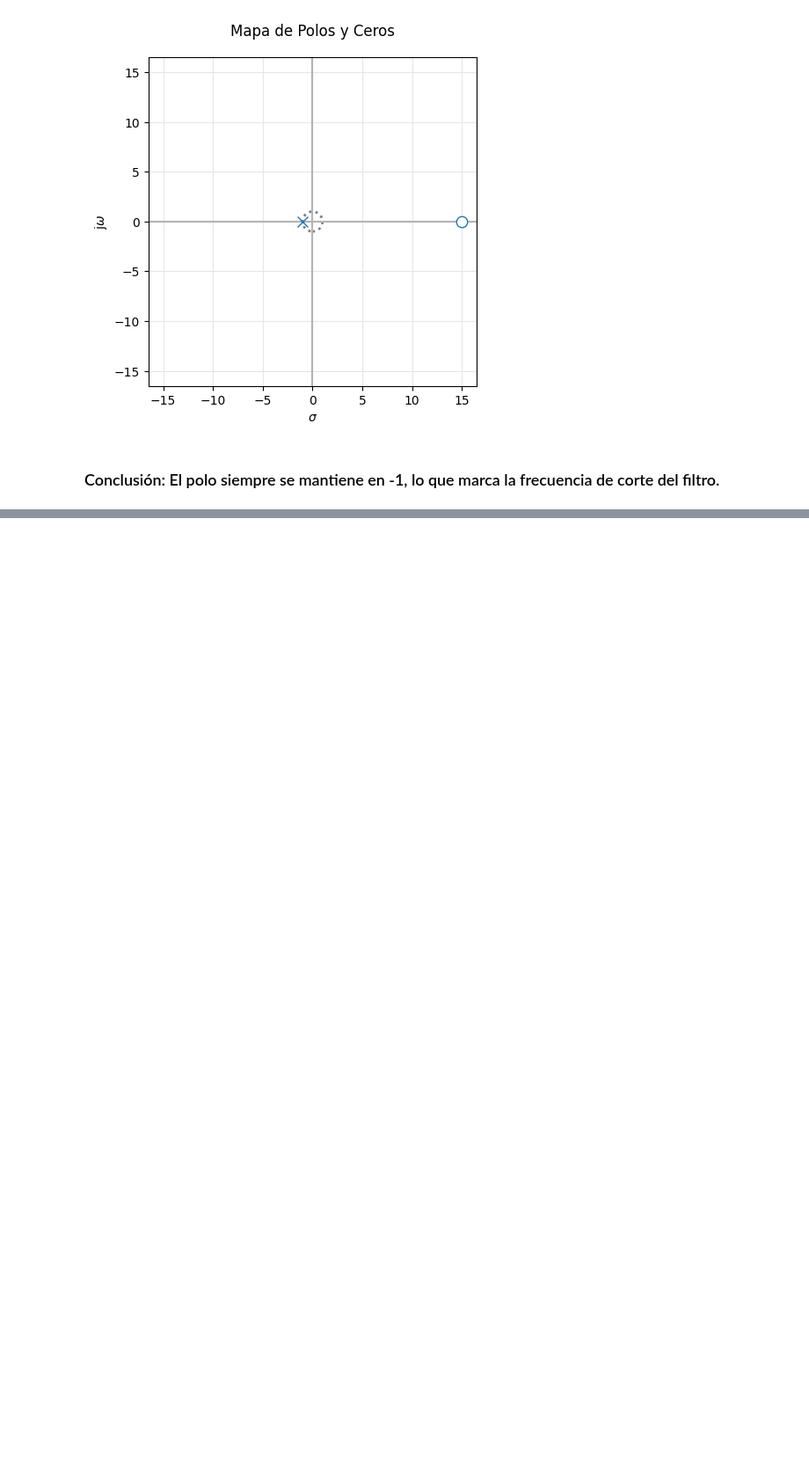
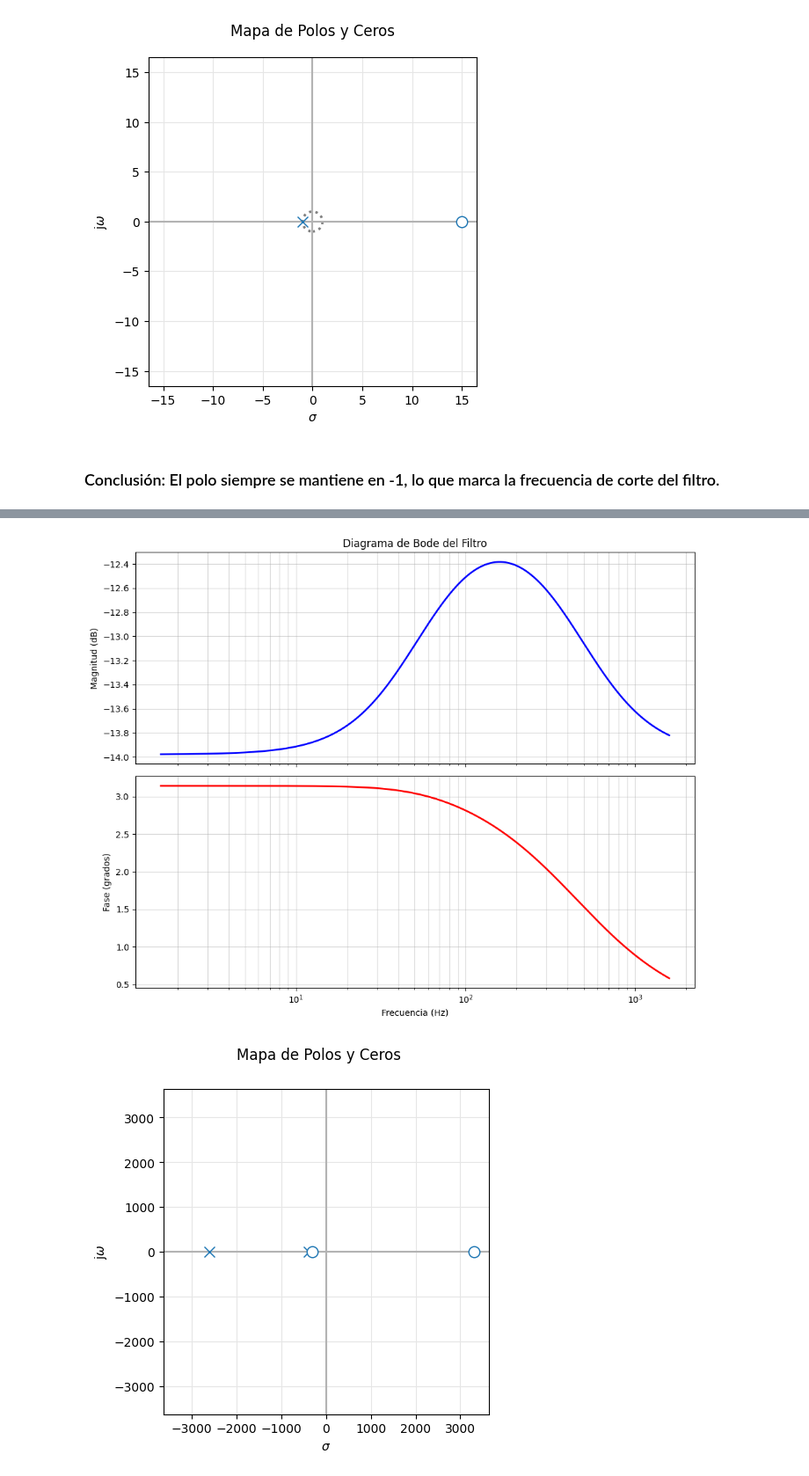
Before and after one commit to mlapillicanedo/Trabajos-TC2, a Jupyter notebook: Tarea Semanal 0/Tarea Semanal 0.ipynb, the cells around one changed output, grey strips where cells are left out. Shown at 88% size. Drawn from its saved outputs; the diff is of its cells as text; code cells hidden in the pictures; blank space fills up the shorter version.

```diff
--- a/Tarea Semanal 0/Tarea Semanal 0.ipynb
+++ b/Tarea Semanal 0/Tarea Semanal 0.ipynb
@@ -370,0 +375,36 @@ A continuación paso a dejar el primer y el último item resueltos (tanto en pap
+# %%
+#Filtro ejercicio 7 de la guía de ejercicios
+
+R1 = 5e3
+R2 = 1e3
+R3 = 1e3
+C1 = 1e-6
+
+num = np.array([ ( R2/R1 ) * C1**2 * R3**2.  , ( R2/R1 ) * C1 * R3 * (2 - ( R1/R2 ) ) , - ( R2/R1 ) ])
+den = np.array([ C1**2 * R3**2, 3 * C1 * R3 , 1. ])
+
+H1 = sig.TransferFunction(num, den)
+
+w, mag, phase = sig.bode(H1, n=1000)
+f = w / (2 * np.pi)
+
+rad = phase * ( np.pi / 180 )
+
+fig, (ax1, ax2) = plt.subplots(2, 1, figsize=(10, 8), sharex=True)
+
+ax1.semilogx(f, mag, color='blue', linewidth=2)
+ax1.set_title('Diagrama de Bode del Filtro')
+ax1.set_ylabel('Magnitud (dB)')
+ax1.grid(True, which="both", ls="-", alpha=0.5)
+
+ax2.semilogx(f, rad, color='red', linewidth=2)
+ax2.set_ylabel('Fase (grados)')
+ax2.set_xlabel('Frecuencia (Hz)')
+ax2.grid(True, which="both", ls="-", alpha=0.5)
+
+plt.tight_layout()
+pzmap(H1)
+plt.show()
+# %% [output]
+[figure, added]
+[figure, added]
```
Also changed, not shown: parts of 3 cells of this notebook, 2 other files.
